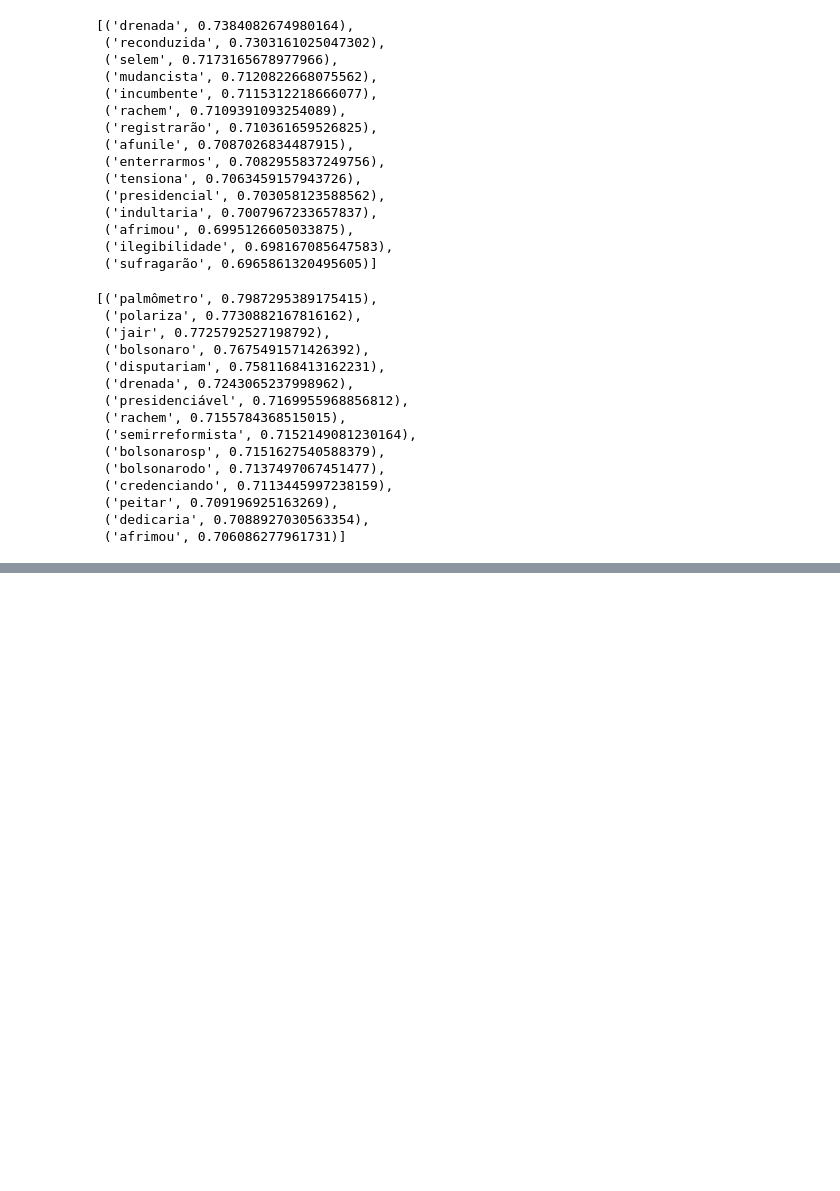
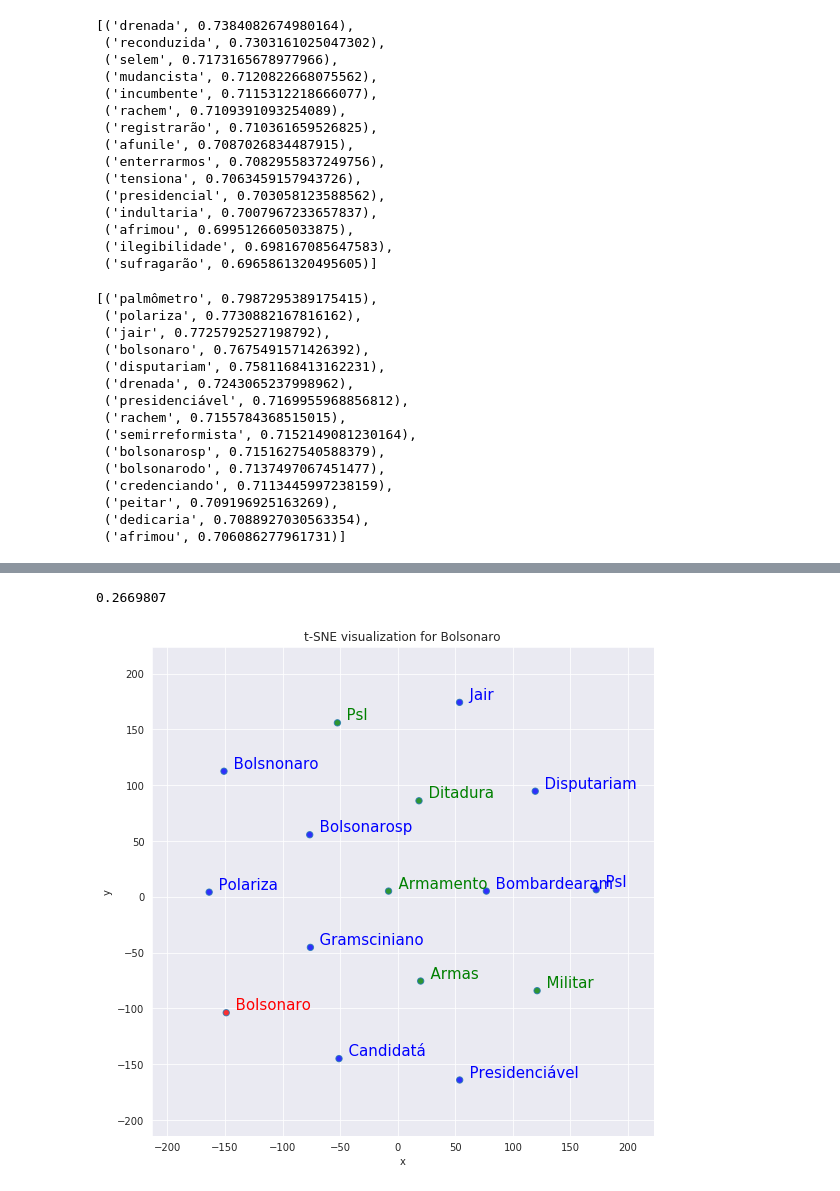
Before and after one commit to ivynasantino/vies-discursos-deputados, a Jupyter notebook: reports/discursos_w2v.ipynb, the cells around one changed output, grey strips where cells are left out. Cells and saved outputs as stored; diff of their text form; code cells hidden in the pictures; blank space fills up the shorter version.

```diff
--- a/reports/discursos_w2v.ipynb
+++ b/reports/discursos_w2v.ipynb
@@ -176,0 +169,14 @@ grammar_class = mac_morpho.words()
+# %%
+model.wv.similarity("bolsonaro", "previdência")
+# %% [output]
+0.2669807
+# %%
+import numpy as np
+import matplotlib.pyplot as plt
+%matplotlib inline
+
+import seaborn as sns
+sns.set_style("darkgrid")
+
+from sklearn.decomposition import PCA
+from sklearn.manifold import TSNE
@@ -176,0 +254,4 @@ grammar_class = mac_morpho.words()
+# %%
+tsnescatterplot(model, 'bolsonaro', ["ditadura", "militar", "armas", "armamento", "psl"])
+# %% [output]
+[figure, added]
```
Also changed, not shown: parts of 3 cells of this notebook.
